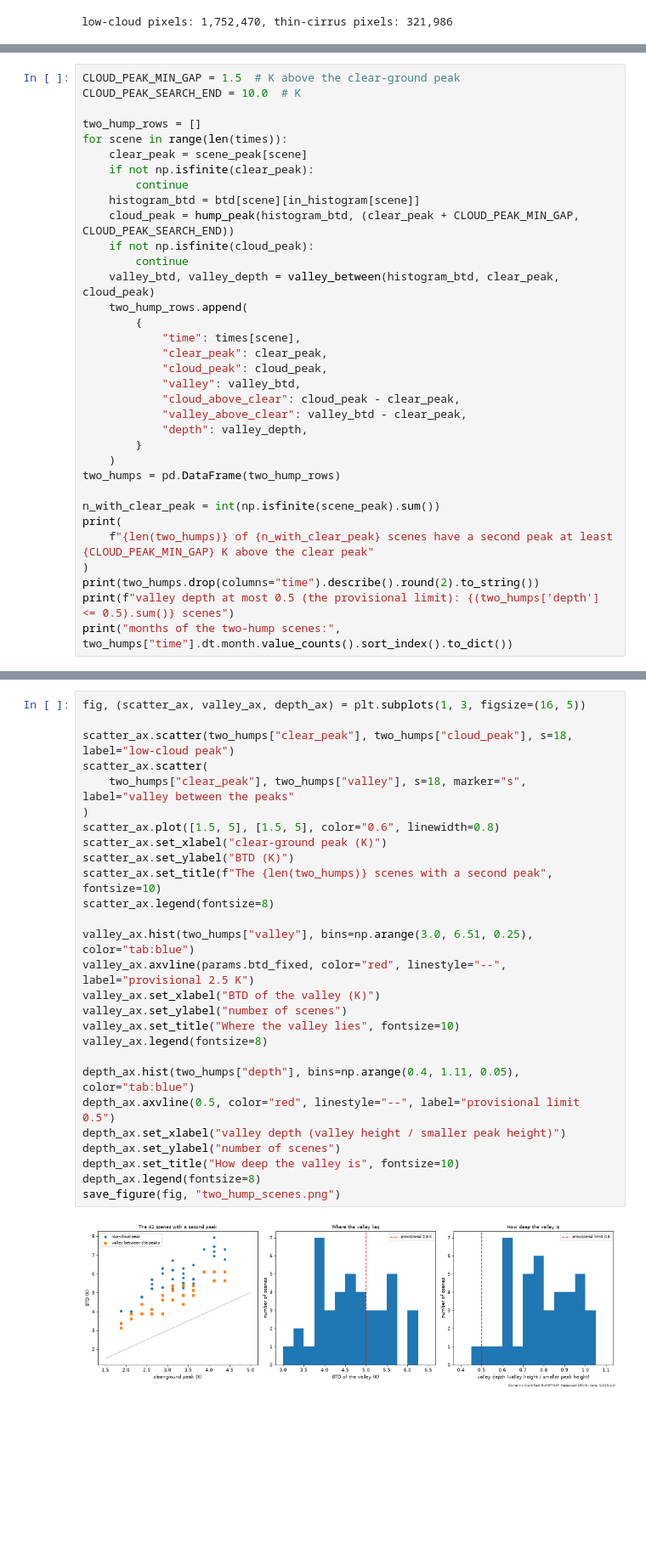
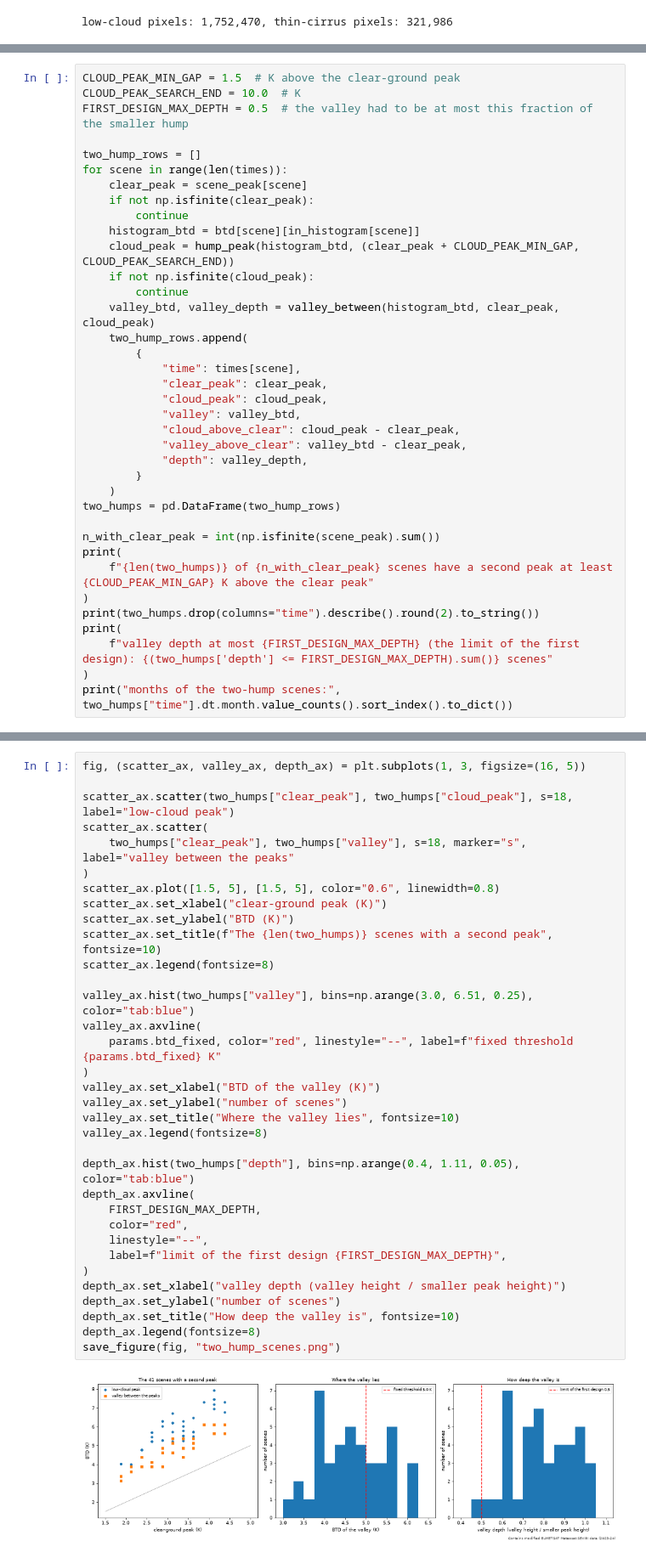
Before and after one commit to muhammettcepi/seviri-fog-segmentation, a Jupyter notebook: notebooks/02_explore_btd.ipynb, the cells around one changed output, grey strips where cells are left out. Shown at 85% size. Drawn from its saved outputs; the diff is of its cells as text; blank space fills up the shorter version.

Commit message:
Correct the BTD exploration note and figure labels
Co-Authored-By: Claude Sonnet 5.5 <noreply@anthropic.com>

```diff
--- a/notebooks/02_explore_btd.ipynb
+++ b/notebooks/02_explore_btd.ipynb
@@ -665,6 +702,7 @@ Section 2 suggests that real scenes rarely have the second hump. Here we count i
 # %%
 CLOUD_PEAK_MIN_GAP = 1.5  # K above the clear-ground peak
 CLOUD_PEAK_SEARCH_END = 10.0  # K
+FIRST_DESIGN_MAX_DEPTH = 0.5  # the valley had to be at most this fraction of the smaller hump
 
 two_hump_rows = []
 for scene in range(len(times)):
@@ -694,7 +732,9 @@ print(
     f"{len(two_humps)} of {n_with_clear_peak} scenes have a second peak at least {CLOUD_PEAK_MIN_GAP} K above the clear peak"
 )
 print(two_humps.drop(columns="time").describe().round(2).to_string())
-print(f"valley depth at most 0.5 (the provisional limit): {(two_humps['depth'] <= 0.5).sum()} scenes")
+print(
+    f"valley depth at most {FIRST_DESIGN_MAX_DEPTH} (the limit of the first design): {(two_humps['depth'] <= FIRST_DESIGN_MAX_DEPTH).sum()} scenes"
+)
 print("months of the two-hump scenes:", two_humps["time"].dt.month.value_counts().sort_index().to_dict())
 # %% [output]
 41 of 303 scenes have a second peak at least 1.5 K above the clear peak
@@ -712,29 +752,36 @@ months of the two-hump scenes: {1: 14, 2: 18, 10: 2, 11: 3, 12: 4}
 # %%
 fig, (scatter_ax, valley_ax, depth_ax) = plt.subplots(1, 3, figsize=(16, 5))
 
 scatter_ax.scatter(two_humps["clear_peak"], two_humps["cloud_peak"], s=18, label="low-cloud peak")
 scatter_ax.scatter(
     two_humps["clear_peak"], two_humps["valley"], s=18, marker="s", label="valley between the peaks"
 )
 scatter_ax.plot([1.5, 5], [1.5, 5], color="0.6", linewidth=0.8)
 scatter_ax.set_xlabel("clear-ground peak (K)")
 scatter_ax.set_ylabel("BTD (K)")
 scatter_ax.set_title(f"The {len(two_humps)} scenes with a second peak", fontsize=10)
 scatter_ax.legend(fontsize=8)
 
 valley_ax.hist(two_humps["valley"], bins=np.arange(3.0, 6.51, 0.25), color="tab:blue")
-valley_ax.axvline(params.btd_fixed, color="red", linestyle="--", label="provisional 2.5 K")
+valley_ax.axvline(
+    params.btd_fixed, color="red", linestyle="--", label=f"fixed threshold {params.btd_fixed} K"
+)
 valley_ax.set_xlabel("BTD of the valley (K)")
 valley_ax.set_ylabel("number of scenes")
 valley_ax.set_title("Where the valley lies", fontsize=10)
 valley_ax.legend(fontsize=8)
 
 depth_ax.hist(two_humps["depth"], bins=np.arange(0.4, 1.11, 0.05), color="tab:blue")
-depth_ax.axvline(0.5, color="red", linestyle="--", label="provisional limit 0.5")
+depth_ax.axvline(
+    FIRST_DESIGN_MAX_DEPTH,
+    color="red",
+    linestyle="--",
+    label=f"limit of the first design {FIRST_DESIGN_MAX_DEPTH}",
+)
 depth_ax.set_xlabel("valley depth (valley height / smaller peak height)")
 depth_ax.set_ylabel("number of scenes")
 depth_ax.set_title("How deep the valley is", fontsize=10)
 depth_ax.legend(fontsize=8)
 save_figure(fig, "two_hump_scenes.png")
 # %% [output]
-[figure, old version]
+[figure, new version]
```
Also changed, not shown: parts of 19 cells of this notebook, 2 other files.
